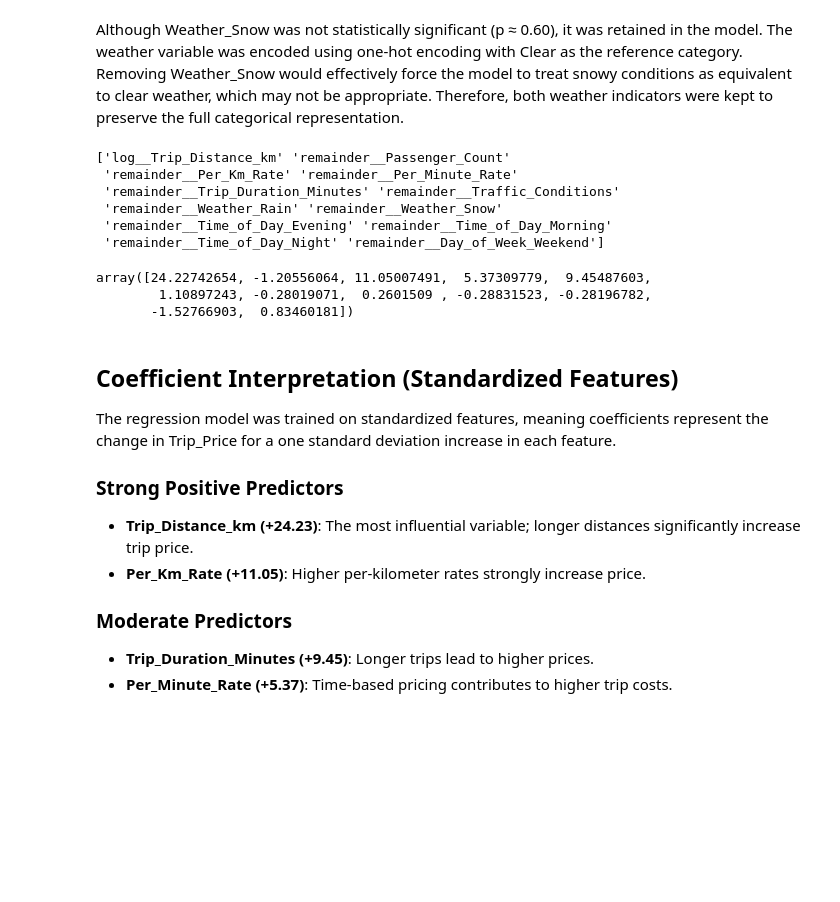
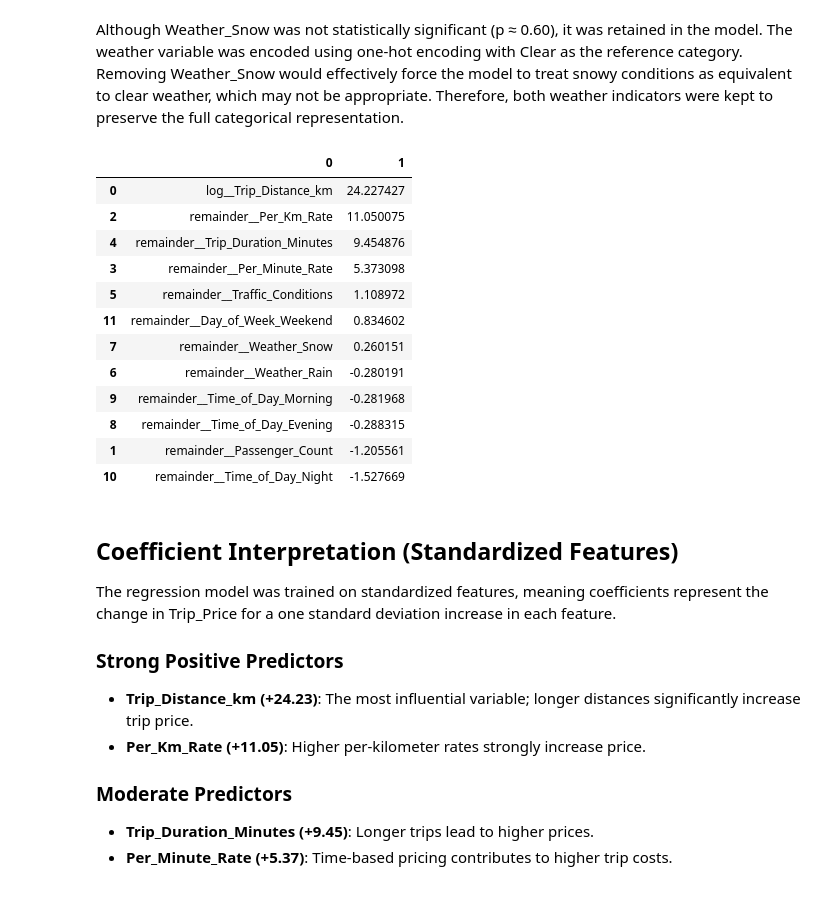
Before and after one commit to Padawan2024/ML-Portfolio, a Jupyter notebook: Supervised_ML/Regression/Predict Taxi Price/Notebooks/Regression Models.ipynb, the cells around one changed output. Cells and saved outputs as stored; diff of their text form; code cells hidden in the pictures; blank space fills up the shorter version.

```diff
--- a/Supervised_ML/Regression/Predict Taxi Price/Notebooks/Regression Models.ipynb
+++ b/Supervised_ML/Regression/Predict Taxi Price/Notebooks/Regression Models.ipynb
@@ -511,21 +532,23 @@ Although Weather_Snow was not statistically significant (p ≈ 0.60), it was ret
+# %%
+scaling_pipeline = scale_transformer()
 # %%
-# Skewed columns
-skewed_features = ['Trip_Distance_km']
+# # Skewed columns
+# skewed_features = ['Trip_Distance_km']
 
-# lon transformation
-log_transform = ColumnTransformer(
-    transformers=[
-        ('log', FunctionTransformer(np.log1p, feature_names_out='one-to-one'), skewed_features)
-    ],
-    remainder='passthrough'
-)
+# # lon transformation
+# log_transform = ColumnTransformer(
+#     transformers=[
+#         ('log', FunctionTransformer(np.log1p, feature_names_out='one-to-one'), skewed_features)
+#     ],
+#     remainder='passthrough'
+# )
 
-# Full pipeline
-scaling_pipeline = Pipeline([
-    ('preprocessor', log_transform),
-    ('scaler', StandardScaler()),
-    # ('model', Ridge())
-])
+# # Full pipeline
+# scaling_pipeline = Pipeline([
+#     ('log_transformer', log_transform),
+#     ('scaler', StandardScaler()),
+#     # ('model', Ridge())
+# ])
 # %%
 X_test_vif = X_test_processed_df[X_train_vif.columns]
 
@@ -542,18 +565,21 @@ lr1.fit(X_train_vif_scaled, y_train)
 # Predict
 y_pred = lr1.predict(X_test_vif_scaled)
 # %%
-print(scaling_pipeline.get_feature_names_out())
-lr1.coef_
+pd.DataFrame([scaling_pipeline.get_feature_names_out(), lr1.coef_]).T.sort_values(by=1, ascending = False)
 # %% [output]
-['log__Trip_Distance_km' 'remainder__Passenger_Count'
- 'remainder__Per_Km_Rate' 'remainder__Per_Minute_Rate'
- 'remainder__Trip_Duration_Minutes' 'remainder__Traffic_Conditions'
- 'remainder__Weather_Rain' 'remainder__Weather_Snow'
- 'remainder__Time_of_Day_Evening' 'remainder__Time_of_Day_Morning'
- 'remainder__Time_of_Day_Night' 'remainder__Day_of_Week_Weekend']
-array([24.22742654, -1.20556064, 11.05007491,  5.37309779,  9.45487603,
-        1.10897243, -0.28019071,  0.2601509 , -0.28831523, -0.28196782,
-       -1.52766903,  0.83460181])
+|  | 0 | 1 |
+| 0 | log__Trip_Distance_km | 24.227427 |
+| 2 | remainder__Per_Km_Rate | 11.050075 |
+| 4 | remainder__Trip_Duration_Minutes | 9.454876 |
+| 3 | remainder__Per_Minute_Rate | 5.373098 |
+| 5 | remainder__Traffic_Conditions | 1.108972 |
+| 11 | remainder__Day_of_Week_Weekend | 0.834602 |
+| 7 | remainder__Weather_Snow | 0.260151 |
+| 6 | remainder__Weather_Rain | -0.280191 |
+| 9 | remainder__Time_of_Day_Morning | -0.281968 |
+| 8 | remainder__Time_of_Day_Evening | -0.288315 |
+| 1 | remainder__Passenger_Count | -1.205561 |
+| 10 | remainder__Time_of_Day_Night | -1.527669 |
 # %% [markdown]
 ## Coefficient Interpretation (Standardized Features)
 
```
Also changed, not shown: parts of 20 cells of this notebook.
